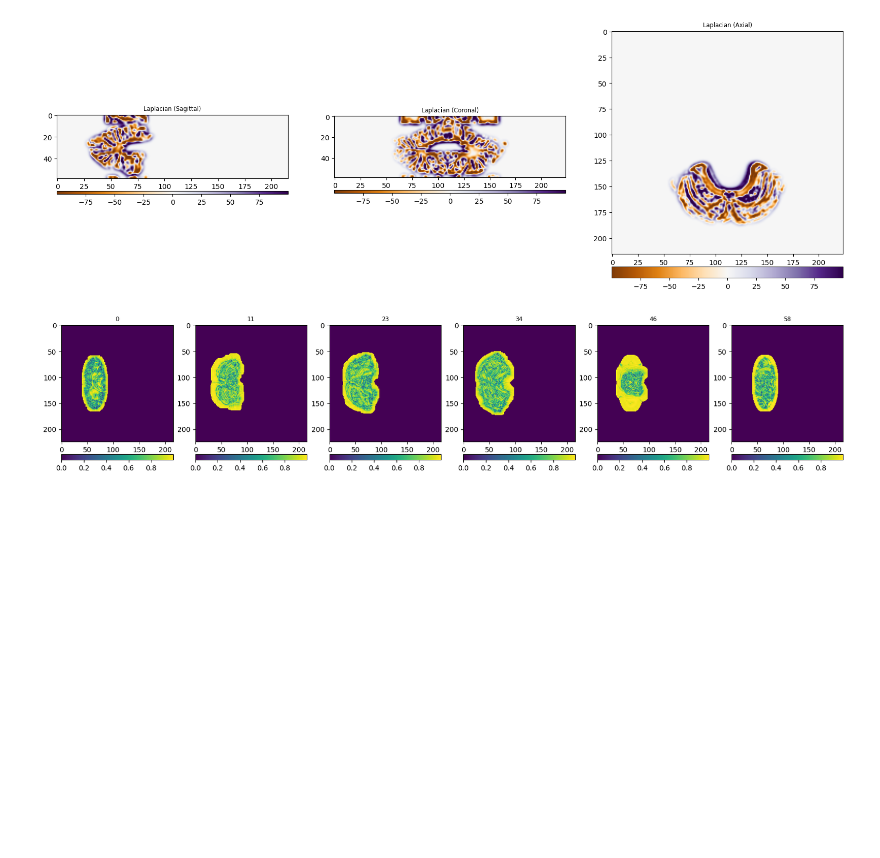
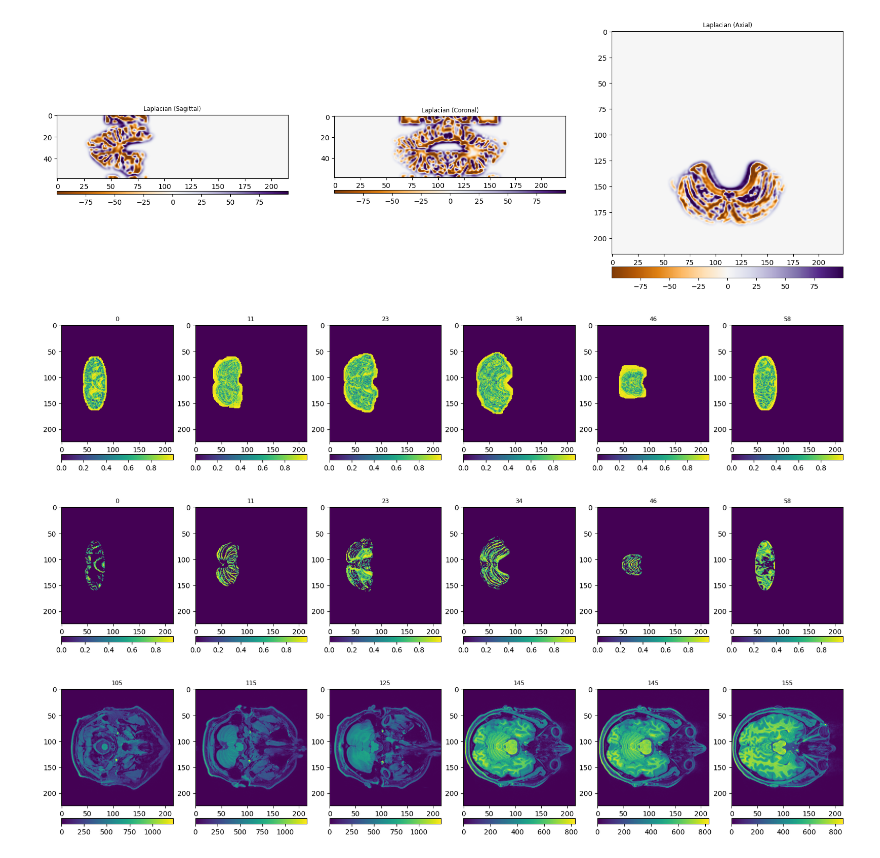
Before and after one commit to csenri/RGB-directions-of-white-matter-in-the-cerebellum, a Jupyter notebook: main.ipynb, the cells around one changed output. Cells and saved outputs as stored; diff of their text form; code cells hidden in the pictures; blank space fills up the shorter version.

```diff
--- a/main.ipynb
+++ b/main.ipynb
@@ -180,7 +180,7 @@ for slice_idx in slices_with_cerebellum:
     y0 = props[0].centroid[0]  # center y
     x0 = props[0].centroid[1]  # center x (scale if necessary)
     major_axis_length = props[0].major_axis_length * 1.2
-    minor_axis_length = props[0].minor_axis_length * 500
+    minor_axis_length = props[0].minor_axis_length * 1.2
 
     # 2) Semi-axes
     ratio = 0.99
@@ -204,9 +204,6 @@ for slice_idx in slices_with_cerebellum:
     # 3) Apply only inside the mask
     img_f = gaussian(img_masked, sigma=2, preserve_range=False)
 
-    # 4) Compute the edge indicator
-    gimg = inverse_gaussian_gradient(img_f)
-
     snake = active_contour(
         img_f,           # or try gimg
         init_pts,
@@ -215,6 +212,23 @@ for slice_idx in slices_with_cerebellum:
         gamma=50,        # step size
         w_edge=1.5,      # edge attraction strength
     )
+    fig, axes = plt.subplots(1,3, figsize=(8,4))
+    # Primo subplot
+    axes[0].imshow(vol_mri[:,:,slice_idx], cmap='gray')
+    axes[0].imshow(m[:,:,slice_idx], cmap='jet', alpha=0.5)  # <-- aggiunto qui sopra il primo
+    axes[0].plot(init_pts[:,1], init_pts[:,0], 'r--', lw=2)
+    axes[0].set_title("iniziale")
+    # Secondo subplot
+    axes[1].imshow(vol_mri[:,:,slice_idx], cmap='gray')
+    axes[1].plot(snake[:,1], snake[:,0], 'b-',  lw=2)
+    axes[1].set_title("finale")
+    # Terzo subplot
+    axes[2].imshow(m[:,:,slice_idx], cmap='gray')
+    # Toglie assi
+    for ax in axes:
+        ax.axis('off')
+    plt.tight_layout()
+    plt.show()
 
     from skimage.draw import polygon2mask
 
@@ -593,12 +607,12 @@ def compute_FA(vol, sigmas, eps=1e-10, tol=1e-6, clamp=True):
 
     for s in sigmas:
         # 1) second derivatives
-        Hxx = gaussian_filter(vol, sigma=s, order=(2,0,0),mode="reflect")
-        Hyy = gaussian_filter(vol, sigma=s, order=(0,2,0),mode="reflect")
-        Hzz = gaussian_filter(vol, sigma=s, order=(0,0,2),mode="reflect")
-        Hxy = gaussian_filter(vol, sigma=s, order=(1,1,0),mode="reflect")
-        Hxz = gaussian_filter(vol, sigma=s, order=(1,0,1),mode="reflect")
-        Hyz = gaussian_filter(vol, sigma=s, order=(0,1,1),mode="reflect")
+        Hxx = gaussian_filter(vol, sigma=s, order=(2,0,0))
+        Hyy = gaussian_filter(vol, sigma=s, order=(0,2,0))
+        Hzz = gaussian_filter(vol, sigma=s, order=(0,0,2))
+        Hxy = gaussian_filter(vol, sigma=s, order=(1,1,0))
+        Hxz = gaussian_filter(vol, sigma=s, order=(1,0,1))
+        Hyz = gaussian_filter(vol, sigma=s, order=(0,1,1))
 
         # 2) build (N,3,3)
         N = H*W*D
@@ -631,17 +645,26 @@ def compute_FA(vol, sigmas, eps=1e-10, tol=1e-6, clamp=True):
             FA_max = np.minimum(FA_max, 1.0)
         else:
             raise ValueError(f"FA out of bounds: max FA = {max_FA:.3f} > 1.0")
-
+    #FA_max[img_wm == 0] = 0.0
     return FA_max
 
 # --- usage ---
-sigmas = [5]
+sigmas = [0.5]
 FA_vol = compute_FA(img_wm, sigmas, clamp=True)
 # %%
 D = FA_vol.shape[2]
 slices_to_show = list(np.linspace(0, D-1, 6, dtype=int))
 
 # now call your helper
 show_images_with_colorbar(FA_vol, slices_to_show)
+FA_vol[img_wm==0]=0.0
+D = FA_vol.shape[2]
+slices_to_show = list(np.linspace(0, D-1, 6, dtype=int))
+
+# now call your helper
+show_images_with_colorbar(FA_vol, slices_to_show)
+show_images_with_colorbar(vol_mri,[105,115,125,145,145,155])
 # %% [output]
-[figure, old version]
+[figure, new version]
+[figure, added]
+[figure, added]
```
Also changed, not shown: parts of 5 cells of this notebook, 10 other files.
